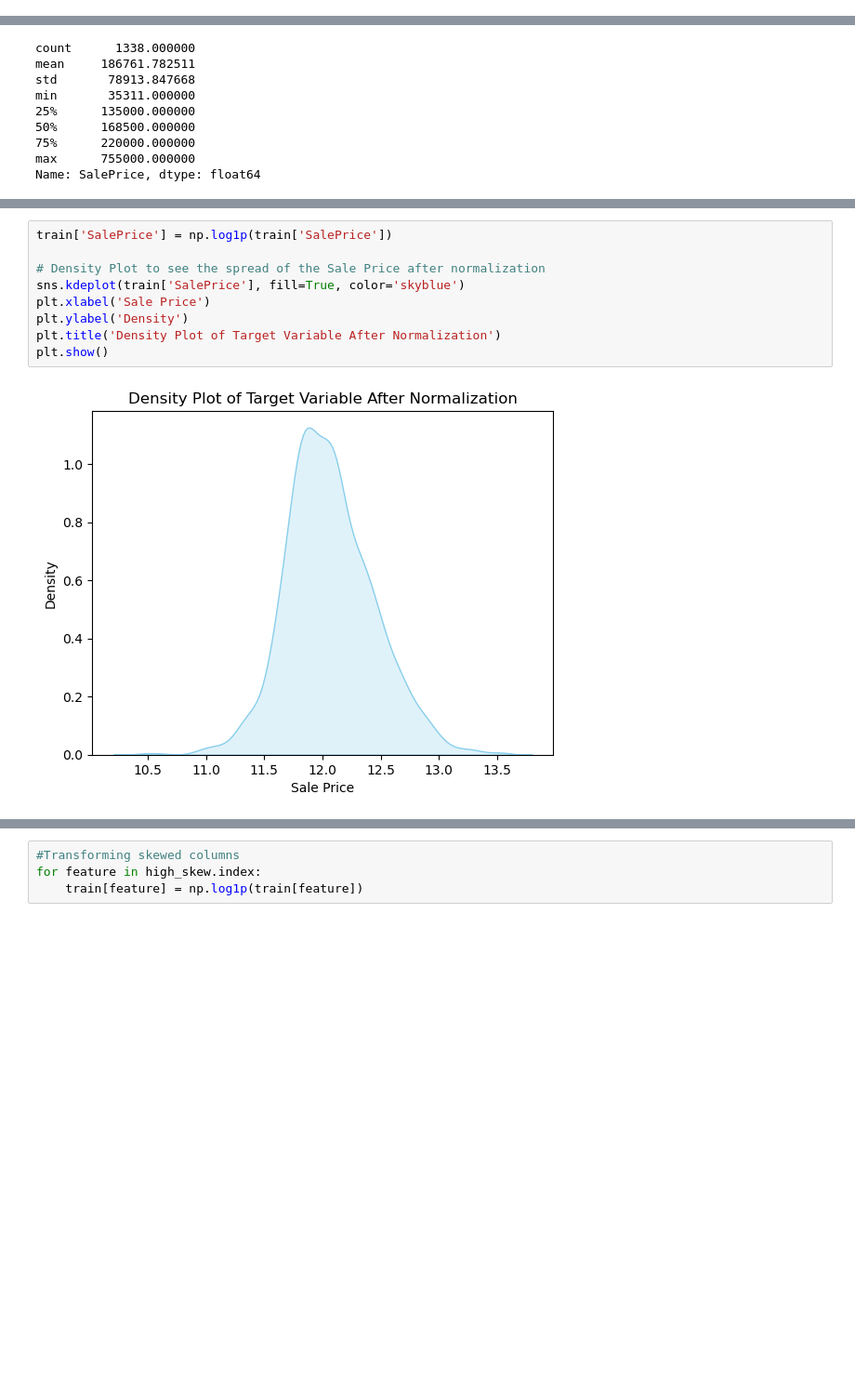
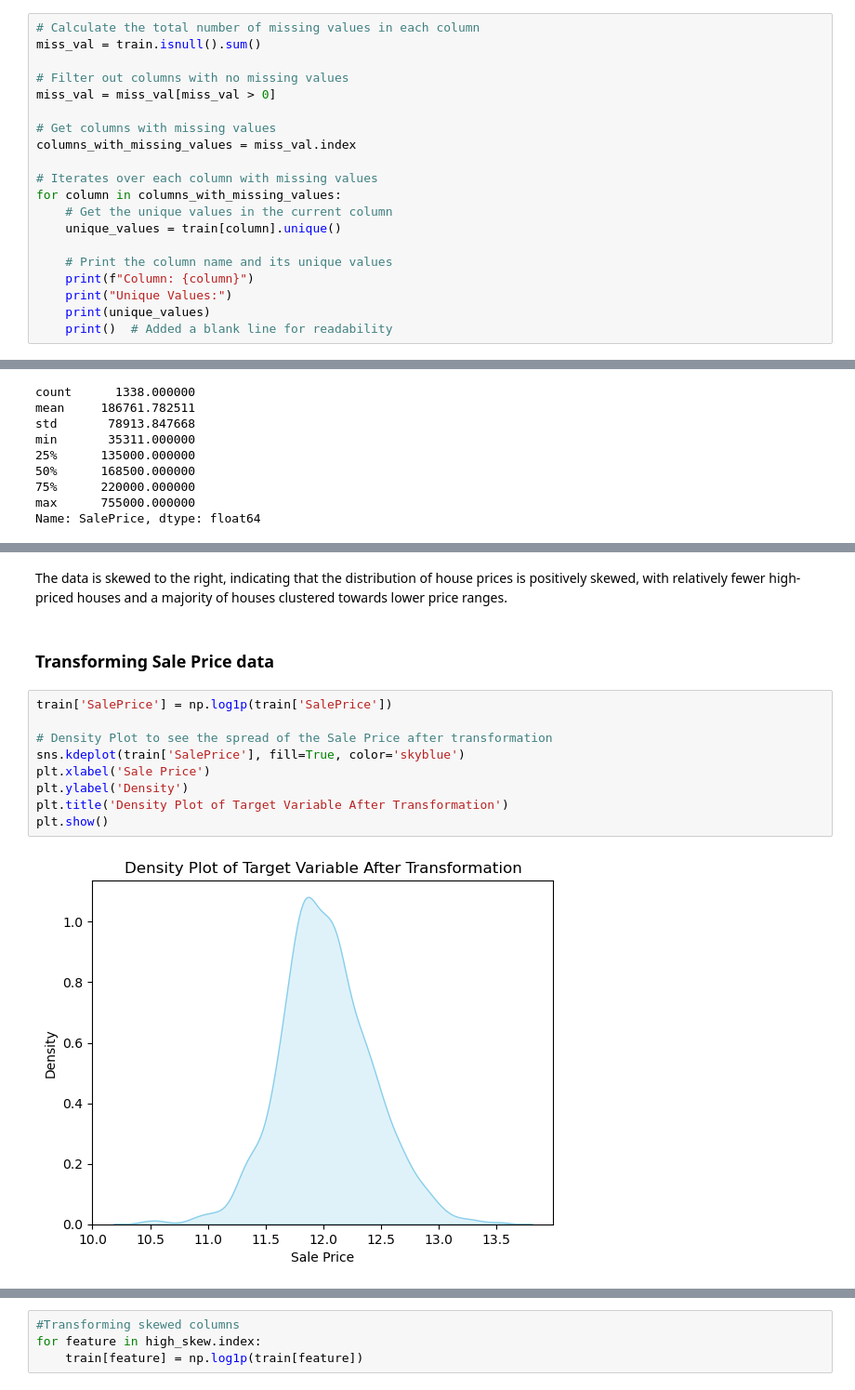
Before and after one commit to Djoyner388/HousePricePrediction, a Jupyter notebook: House-Project.ipynb, the cells around one changed output, grey strips where cells are left out. Shown at 93% size. Cells and saved outputs as stored; diff of their text form; blank space fills up the shorter version.

```diff
--- a/House-Project.ipynb
+++ b/House-Project.ipynb
@@ -67,0 +83,20 @@ train.describe()
+# %%
+# Calculate the total number of missing values in each column
+miss_val = train.isnull().sum()
+
+# Filter out columns with no missing values
+miss_val = miss_val[miss_val > 0]
+
+# Get columns with missing values
+columns_with_missing_values = miss_val.index
+
+# Iterates over each column with missing values
+for column in columns_with_missing_values:
+    # Get the unique values in the current column
+    unique_values = train[column].unique()
+
+    # Print the column name and its unique values
+    print(f"Column: {column}")
+    print("Unique Values:")
+    print(unique_values)
+    print()  # Added a blank line for readability
@@ -252,11 +277,15 @@ plt.show()
+# %% [markdown]
+The data is skewed to the right, indicating that the distribution of house prices is positively skewed, with relatively fewer high-priced houses and a majority of houses clustered towards lower price ranges.
+# %% [markdown]
+### Transforming Sale Price data
 # %%
 train['SalePrice'] = np.log1p(train['SalePrice'])
 
-# Density Plot to see the spread of the Sale Price after normalization
+# Density Plot to see the spread of the Sale Price after transformation
 sns.kdeplot(train['SalePrice'], fill=True, color='skyblue')
 plt.xlabel('Sale Price')
 plt.ylabel('Density')
-plt.title('Density Plot of Target Variable After Normalization')
+plt.title('Density Plot of Target Variable After Transformation')
 plt.show()
 # %% [output]
-[figure, old version]
+[figure, new version]
```
Also changed, not shown: parts of 63 cells of this notebook.
